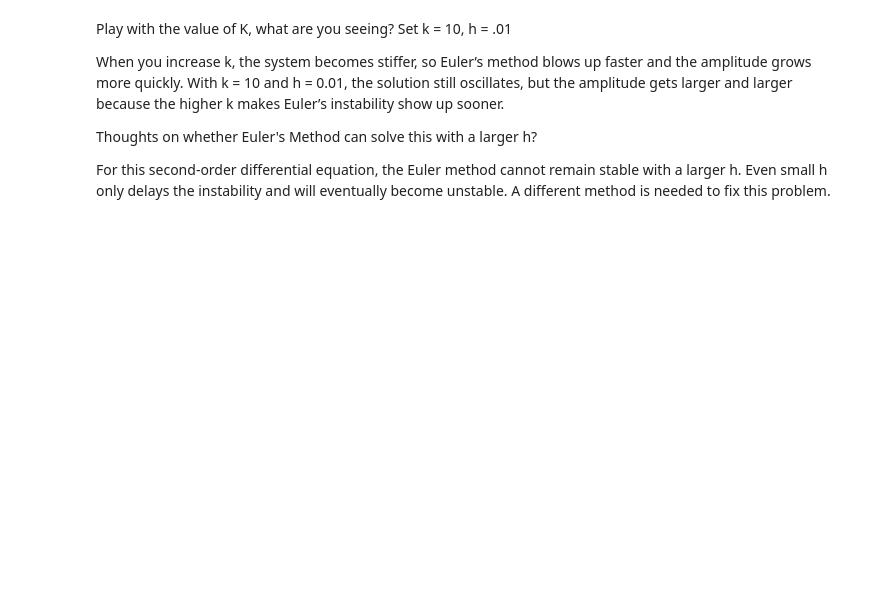
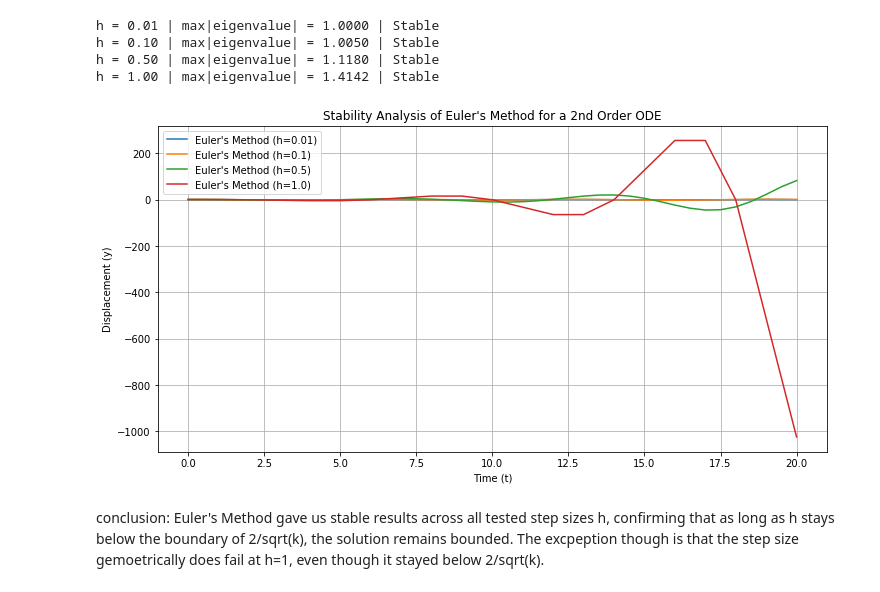
Before and after one commit to ad7-tech/coe311k, a Jupyter notebook: classwork/ad55777-CH17.ipynb, the cells around one changed output. Saved outputs shown, nothing was run; the diff lists cells and outputs as text; code cells hidden in the pictures; blank space fills up the shorter version.

```diff
--- a/classwork/ad55777-CH17.ipynb
+++ b/classwork/ad55777-CH17.ipynb
@@ -106,10 +6,68 @@ plt.show()
-# %% [markdown]
-Play with the value of K, what are you seeing?
-Set k = 10, h = .01
-
-When you increase k, the system becomes stiffer, so Euler’s method blows up faster and the amplitude grows more quickly. With k = 10 and h = 0.01, the solution still oscillates, but the amplitude gets larger and larger because the higher k makes Euler’s instability show up sooner.
-
-
-Thoughts on whether Euler's Method can solve this with a larger h?
-
-For this second‑order differential equation, the Euler method cannot remain stable with a larger h. Even small h only delays the instability and will eventually become unstable. A different method is needed to fix this problem.
+# %%
+
+# Parameters
+k = 1.0 # Spring constant
+h_values = [0.01, 0.1, 0.5, 1.0] # Different step sizes to test stability
+t_start = 0 # Start time
+t_end = 20 # End time
+y_0 = 1.0 # Initial displacement
+v_0 = 0.0 # Initial velocity
+
+# Function to apply Euler's Method for given step size
+def euler_method(h, k, t_start, t_end, y_0, v_0):
+    t_values = np.arange(t_start, t_end + h, h)
+    y_values = np.zeros(len(t_values))
+    v_values = np.zeros(len(t_values))
+
+    # Set initial conditions
+    y_values[0] = y_0
+    v_values[0] = v_0
+
+    for i in range(1, len(t_values)):
+        y_n = y_values[i - 1]
+        v_n = v_values[i - 1]
+        # Update equations for Euler's Method
+        y_values[i] = y_n + h * v_n
+        v_values[i] = v_n + h * (-k * y_n)
+
+    return t_values, y_values
+
+
+def coeff_matrix(h,k):
+    A = np.array([[1,h], [-h*k, 1]])
+    return A
+
+
+def stability_check(h, k):
+    A = coeff_matrix(h, k)
+    evs = np.linalg.eigvals(A)
+    mag = np.abs(evs)
+    is_stable = h <= 2 / np.sqrt(k)
+    return evs, mag.max(), is_stable
+
+# Plot results for different step sizes
+plt.figure(figsize=(12, 6))
+
+for h in h_values:
+
+    evs, max_mag, is_stable = stability_check(h, k)  # now actually called
+    status = "Stable" if is_stable else "Solution may not be Entirely Stable ;)"
+    print(f"h = {h:.2f} | max|eigenvalue| = {max_mag:.4f} | {status}")
+
+    t, y = euler_method(h, k, t_start, t_end, y_0, v_0)
+    plt.plot(t, y, label=f'Euler\'s Method (h={h})')
+
+plt.xlabel('Time (t)')
+plt.ylabel('Displacement (y)')
+plt.title('Stability Analysis of Euler\'s Method for a 2nd Order ODE')
+plt.legend()
+plt.grid(True)
+plt.show()
+# %% [output]
+h = 0.01 | max|eigenvalue| = 1.0000 | Stable
+h = 0.10 | max|eigenvalue| = 1.0050 | Stable
+h = 0.50 | max|eigenvalue| = 1.1180 | Stable
+h = 1.00 | max|eigenvalue| = 1.4142 | Stable
+[figure, added]
+# %% [markdown]
+conclusion: Euler's Method gave us stable results across all tested step sizes h, confirming that as long as h stays below the  boundary of 2/sqrt(k), the solution remains bounded. The excpeption though is that the step size gemoetrically does fail at h=1, even though it stayed below 2/sqrt(k).
```
Also changed, not shown: parts of 5 cells of this notebook, 3 other files.
